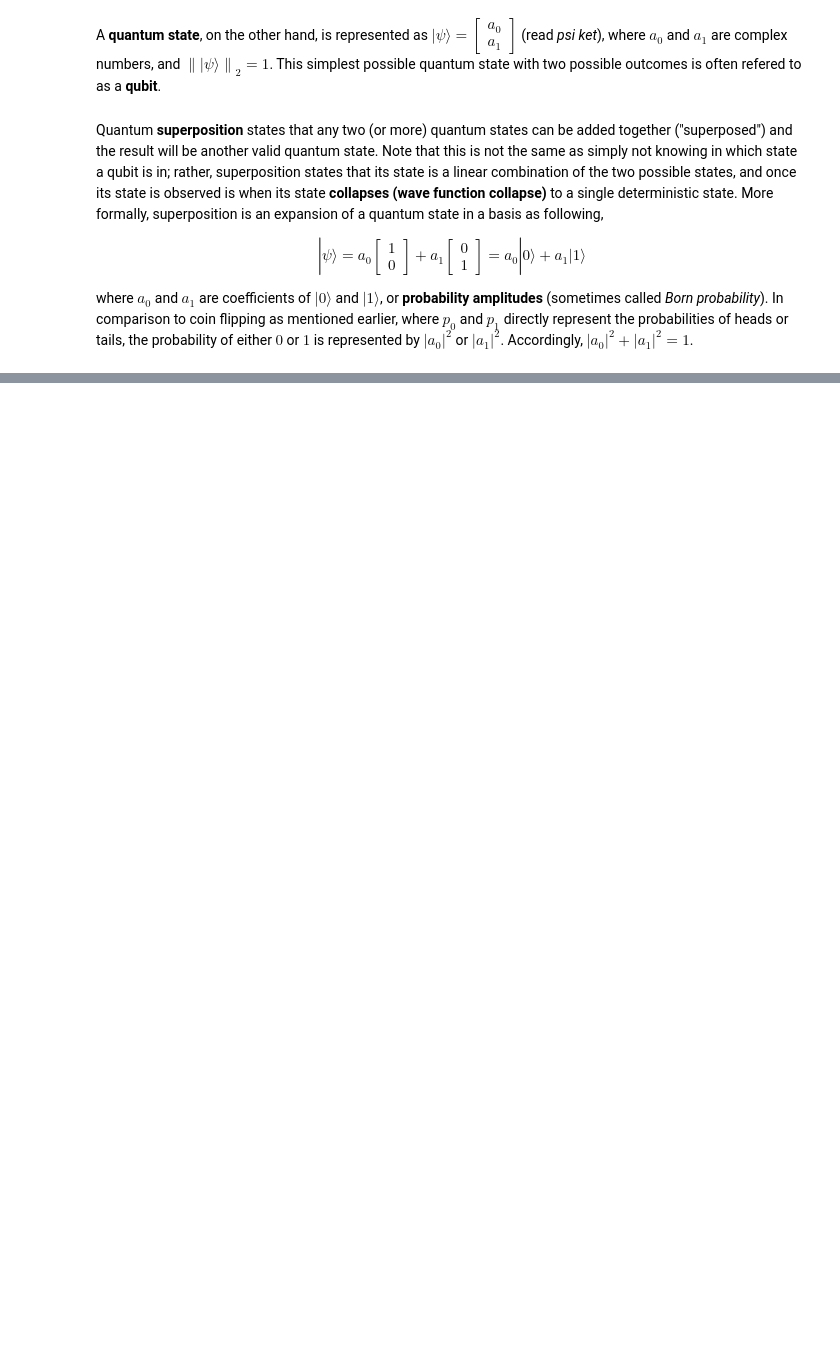
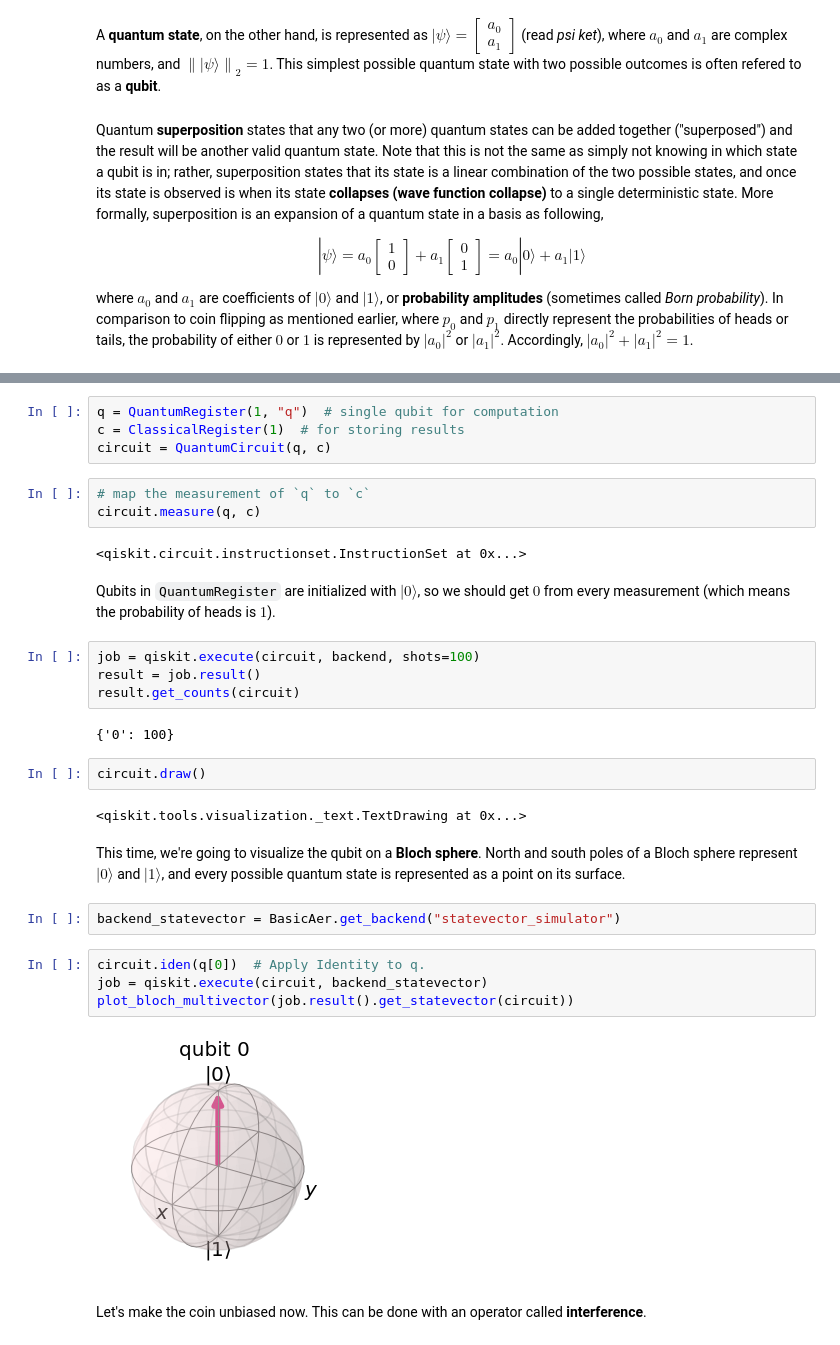
Before and after one commit to jinyeom/QuantumML, a Jupyter notebook: QuantumML.ipynb, the cells around one changed output, grey strips where cells are left out. Cells and saved outputs as stored; diff of their text form; blank space fills up the shorter version.

Commit message:
added Qiskit cells

```diff
--- a/QuantumML.ipynb
+++ b/QuantumML.ipynb
@@ -23,0 +38,33 @@ There are couple of operators for qubits that are not possible on classical comp
+# %%
+q = QuantumRegister(1, "q")  # single qubit for computation
+c = ClassicalRegister(1)  # for storing results
+circuit = QuantumCircuit(q, c)
+# %%
+# map the measurement of `q` to `c`
+circuit.measure(q, c)
+# %% [output]
+<qiskit.circuit.instructionset.InstructionSet at 0x...>
+# %% [markdown]
+Qubits in `QuantumRegister` are initialized with $|0\rangle$, so we should get $0$ from every measurement (which means the probability of heads is $1$).
+# %%
+job = qiskit.execute(circuit, backend, shots=100)
+result = job.result()
+result.get_counts(circuit)
+# %% [output]
+{'0': 100}
+# %%
+circuit.draw()
+# %% [output]
+<qiskit.tools.visualization._text.TextDrawing at 0x...>
+# %% [markdown]
+This time, we're going to visualize the qubit on a **Bloch sphere**. North and south poles of a Bloch sphere represent $|0\rangle$ and $|1\rangle$, and every possible quantum state is represented as a point on its surface.
+# %%
+backend_statevector = BasicAer.get_backend("statevector_simulator")
+# %%
+circuit.iden(q[0])  # Apply Identity to q.
+job = qiskit.execute(circuit, backend_statevector)
+plot_bloch_multivector(job.result().get_statevector(circuit))
+# %% [output]
+[figure, added]
+# %% [markdown]
+Let's make the coin unbiased now. This can be done with an operator called **interference**.
```
Also changed, not shown: parts of 8 cells of this notebook.
